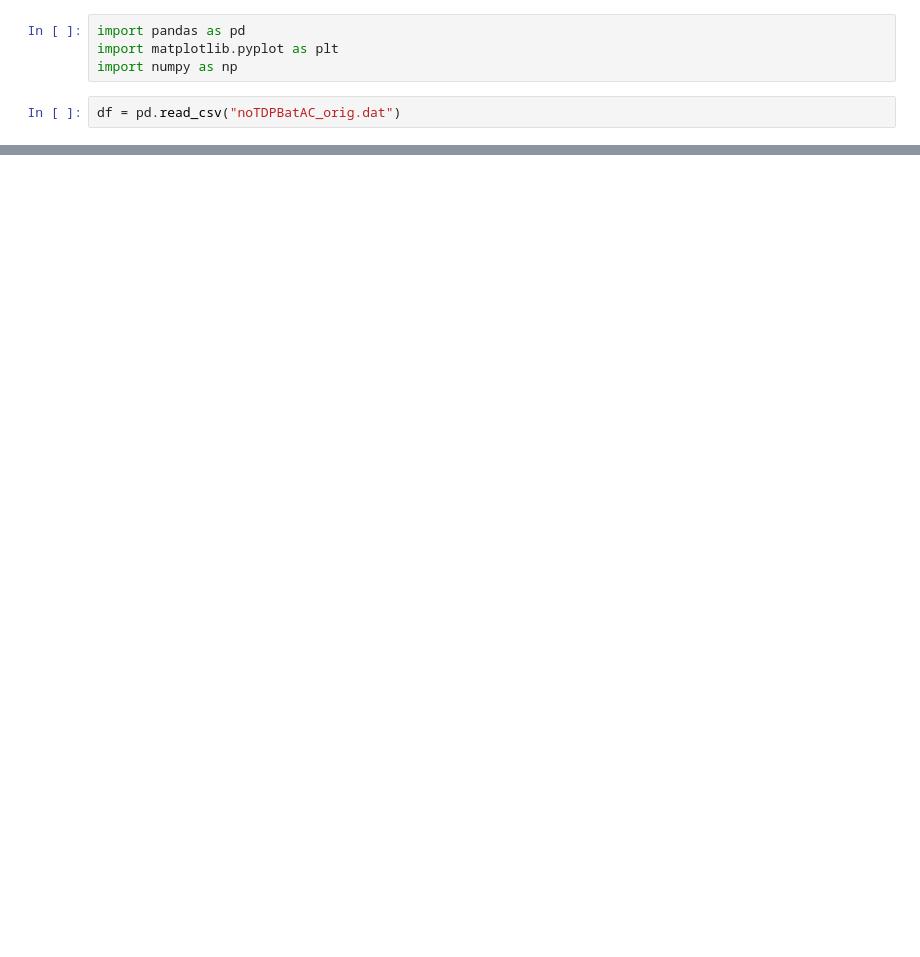
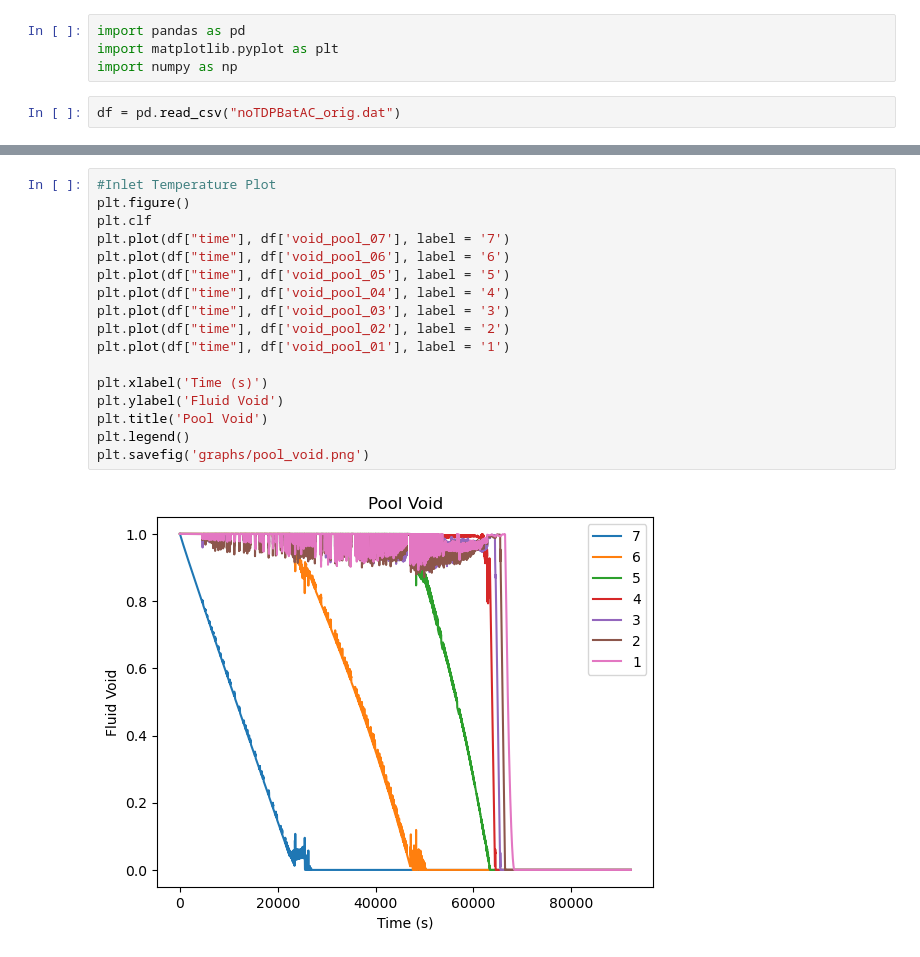
Before and after one commit to tylerkwald/SBO, a Jupyter notebook: OurSytem/plotJup.ipynb, the cells around one changed output, grey strips where cells are left out. Drawn from its saved outputs; the diff is of its cells as text; blank space fills up the shorter version.

```diff
--- a/OurSytem/plotJup.ipynb
+++ b/OurSytem/plotJup.ipynb
@@ -429,0 +82,19 @@ fig.legend()
+# %%
+#Inlet Temperature Plot
+plt.figure()
+plt.clf
+plt.plot(df["time"], df['void_pool_07'], label = '7')
+plt.plot(df["time"], df['void_pool_06'], label = '6')
+plt.plot(df["time"], df['void_pool_05'], label = '5')
+plt.plot(df["time"], df['void_pool_04'], label = '4')
+plt.plot(df["time"], df['void_pool_03'], label = '3')
+plt.plot(df["time"], df['void_pool_02'], label = '2')
+plt.plot(df["time"], df['void_pool_01'], label = '1')
+
+plt.xlabel('Time (s)')
+plt.ylabel('Fluid Void')
+plt.title('Pool Void')
+plt.legend()
+plt.savefig('graphs/pool_void.png')
+# %% [output]
+[figure, added]
```
Also changed, not shown: parts of 39 cells of this notebook, 18 other files.
